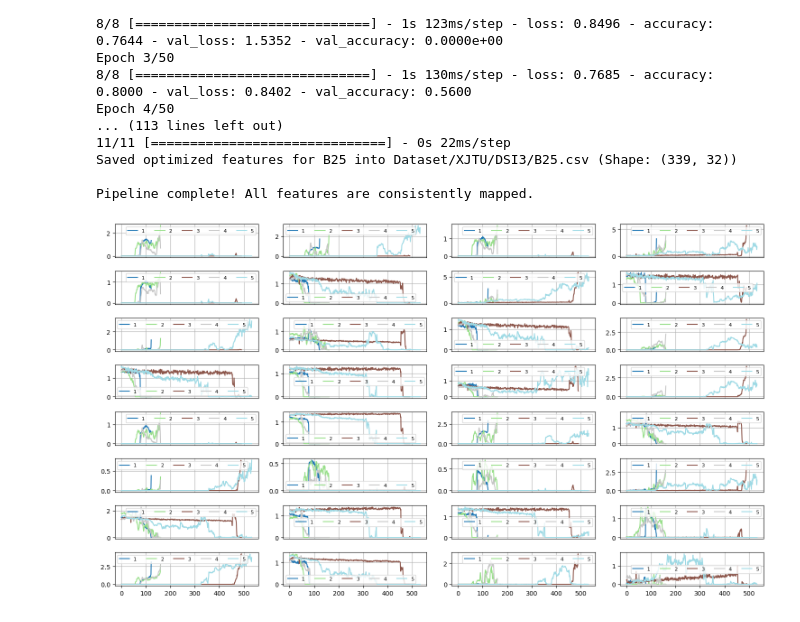
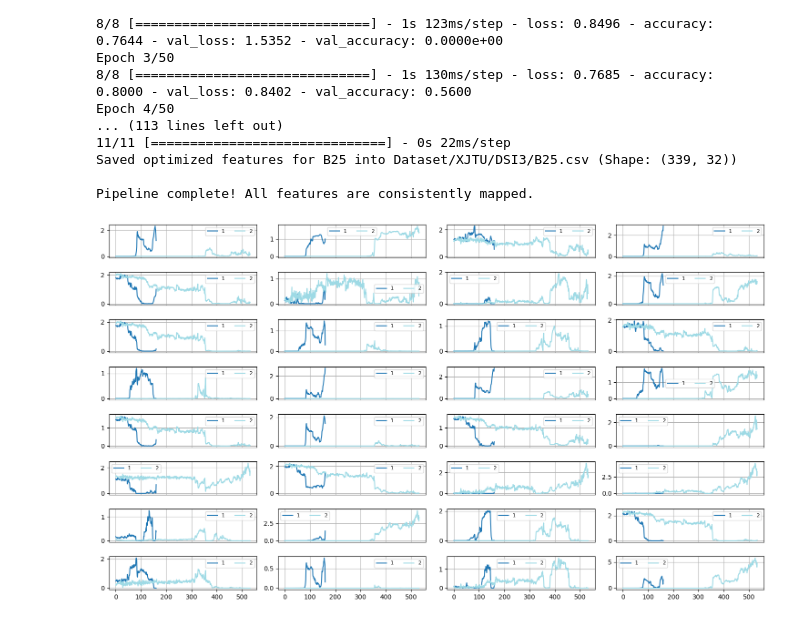
Before and after one commit to cduartes0203/Batteries_Prognostics, a Jupyter notebook: Autoencoder.ipynb, the cells around one changed output. Drawn from its saved outputs; the diff is of its cells as text; code cells hidden in the pictures.

```diff
--- a/Autoencoder.ipynb
+++ b/Autoencoder.ipynb
@@ -298,13 +298,13 @@ Saved optimized features for B25 into Dataset/XJTU/DSI3/B25.csv (Shape: (339, 32
 Pipeline complete! All features are consistently mapped.
 # %%
 path = r'Dataset\XJTU\DSI3'
-brngs = ['B11.csv','B12.csv','B21.csv','B22.csv','B23.csv'][:]
+brngs = ['B11.csv','B12.csv','B21.csv','B22.csv','B23.csv'][-2:]
 dataframes = [(pd.read_csv(os.path.join(path,brng))) for brng in brngs]
 #dataframes = [normalize_df(df) for df in dataframes]
 #dataframes = [exponential_moving_average_df(df,alpha=0.15) for df in dataframes]
 PlotDataframes(dataframes,w=15,h=9)
 # %% [output]
-[figure, old version]
+[figure, new version]
 # %%
 path = r'Dataset\XJTU\DSI3\B11.csv'
 df = pd.read_csv(path)
```
Also changed, not shown: 6 other files.
